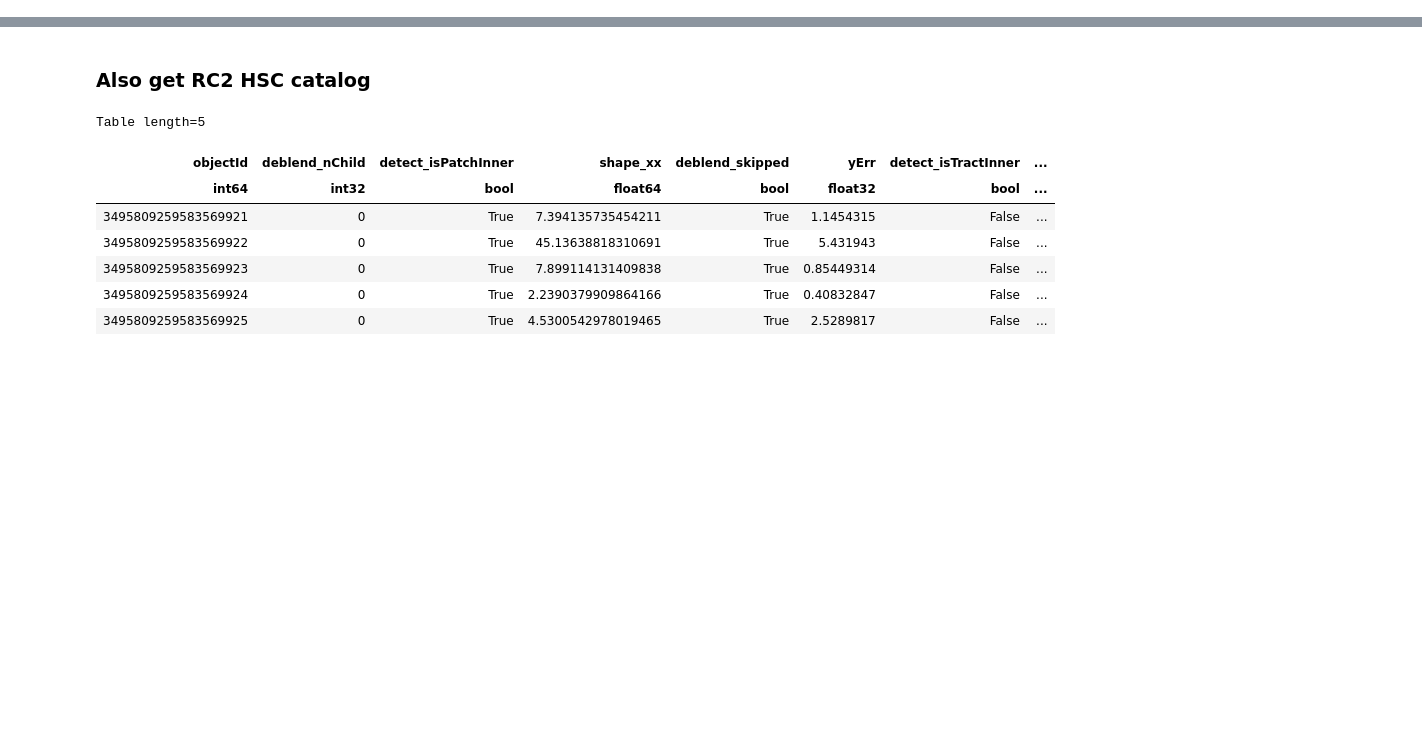
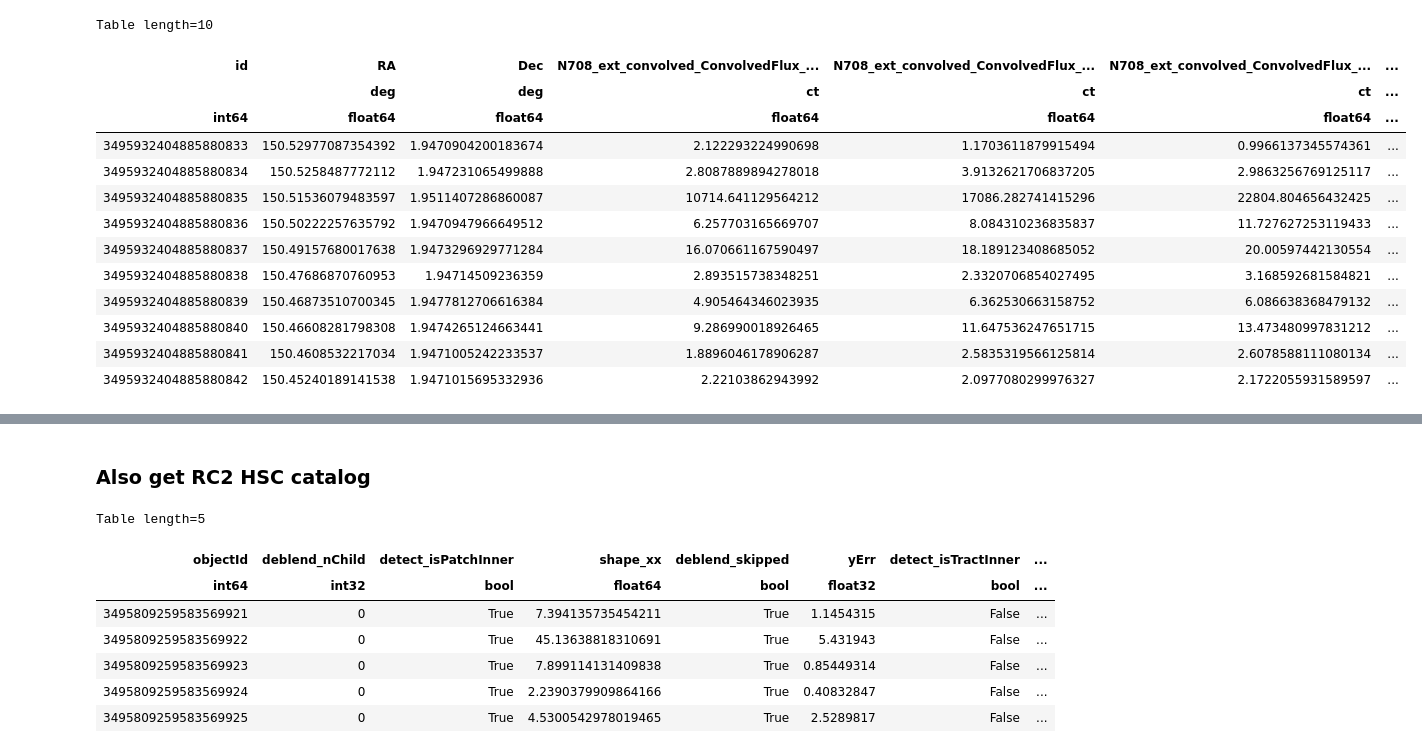
Before and after one commit to MerianSurvey/lambo, a Jupyter notebook: notebooks/stars/ConvFlux/joint_reduction_catalog_psf_matched.ipynb, the cells around one changed output, grey strips where cells are left out. Cells and saved outputs as stored; diff of their text form; code cells hidden in the pictures; blank space fills up the shorter version.

```diff
--- a/notebooks/stars/joint_reduction_catalog.ipynb
+++ b/notebooks/stars/ConvFlux/joint_reduction_catalog_psf_matched.ipynb
@@ -39,0 +253,57 @@ obj_cat
+# %%
+filt = 'N708'
+tract = 9813
+
+for i, patch in enumerate(range(30, 31)):
+    import lsst.daf.butler as dafButler
+    butler = dafButler.Butler('/projects/MERIAN/repo/')
+    dataId = dict(tract=tract, patch=patch, band=filt)
+    src = butler.get(
+        'deepCoadd_forced_src',
+        collections='DECam/runs/merian/dr1_wide',
+        dataId=dataId,
+        instrument='DECam',
+        skymap='hsc_rings_v1',
+    ).asAstropy()
+    src['coord_dec'] = src['coord_dec'].to(u.deg)
+    src['coord_ra'] = src['coord_ra'].to(u.deg)
+
+
+    src2 = Table.from_pandas(butler.get(
+        'objectTable',
+        collections='DECam/runs/merian/dr1_wide',
+        dataId=dataId,
+        instrument='DECam',
+        skymap='hsc_rings_v1',
+    ))
+
+    if i == 0:
+        cat_708 = Table(data=[src['id'], src['coord_ra'], src['coord_dec']] + [src[name] for name in conv_cols],
+              names=['id', 'RA', 'Dec'] + [f'{filt}_' + item for item in conv_cols])
+        cat_708 = hstack([cat_708, src2[[f'{filt}_' + name for name in gaap_cols]]])
+    else:
+        temp = Table(data=[src['id'], src['coord_ra'], src['coord_dec']] + [src[name] for name in conv_cols],
+              names=['id', 'RA', 'Dec'] + [f'{filt}_' + item for item in conv_cols])
+        temp = hstack([temp, src2[[f'{filt}_' + name for name in gaap_cols]]])
+
+        cat_708 = vstack([cat_708, temp])
+
+    del src, src2
+    gc.collect()
+# %%
+cat_708[:10]
+# %% [output]
+Table length=10
+| id | RA | Dec | N708_ext_convolved_ConvolvedFlux_... | N708_ext_convolved_ConvolvedFlux_... | N708_ext_convolved_ConvolvedFlux_... | ... |
+|  | deg | deg | ct | ct | ct | ... |
+| int64 | float64 | float64 | float64 | float64 | float64 | ... |
+| 3495932404885880833 | 150.52977087354392 | 1.9470904200183674 | 2.122293224990698 | 1.1703611879915494 | 0.9966137345574361 | ... |
+| 3495932404885880834 | 150.5258487772112 | 1.947231065499888 | 2.8087889894278018 | 3.9132621706837205 | 2.9863256769125117 | ... |
+| 3495932404885880835 | 150.51536079483597 | 1.9511407286860087 | 10714.641129564212 | 17086.282741415296 | 22804.804656432425 | ... |
+| 3495932404885880836 | 150.50222257635792 | 1.9470947966649512 | 6.257703165669707 | 8.084310236835837 | 11.727627253119433 | ... |
+| 3495932404885880837 | 150.49157680017638 | 1.9473296929771284 | 16.070661167590497 | 18.189123408685052 | 20.00597442130554 | ... |
+| 3495932404885880838 | 150.47686870760953 | 1.94714509236359 | 2.893515738348251 | 2.3320706854027495 | 3.168592681584821 | ... |
+| 3495932404885880839 | 150.46873510700345 | 1.9477812706616384 | 4.905464346023935 | 6.362530663158752 | 6.086638368479132 | ... |
+| 3495932404885880840 | 150.46608281798308 | 1.9474265124663441 | 9.286990018926465 | 11.647536247651715 | 13.473480997831212 | ... |
+| 3495932404885880841 | 150.4608532217034 | 1.9471005242233537 | 1.8896046178906287 | 2.5835319566125814 | 2.6078588111080134 | ... |
+| 3495932404885880842 | 150.45240189141538 | 1.9471015695332936 | 2.22103862943992 | 2.0977080299976327 | 2.1722055931589597 | ... |
```
Also changed, not shown: parts of 46 cells of this notebook, 1 other file.
